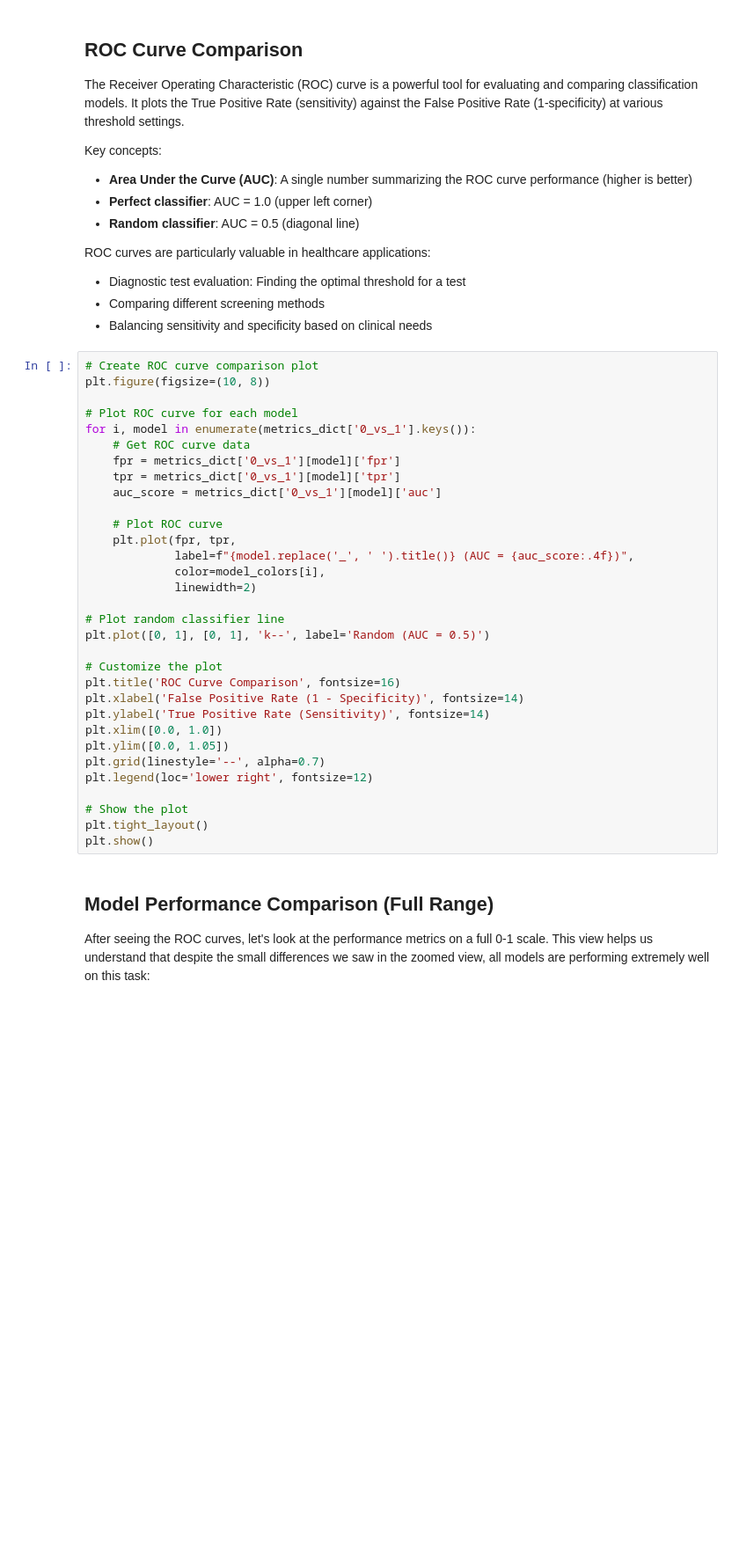
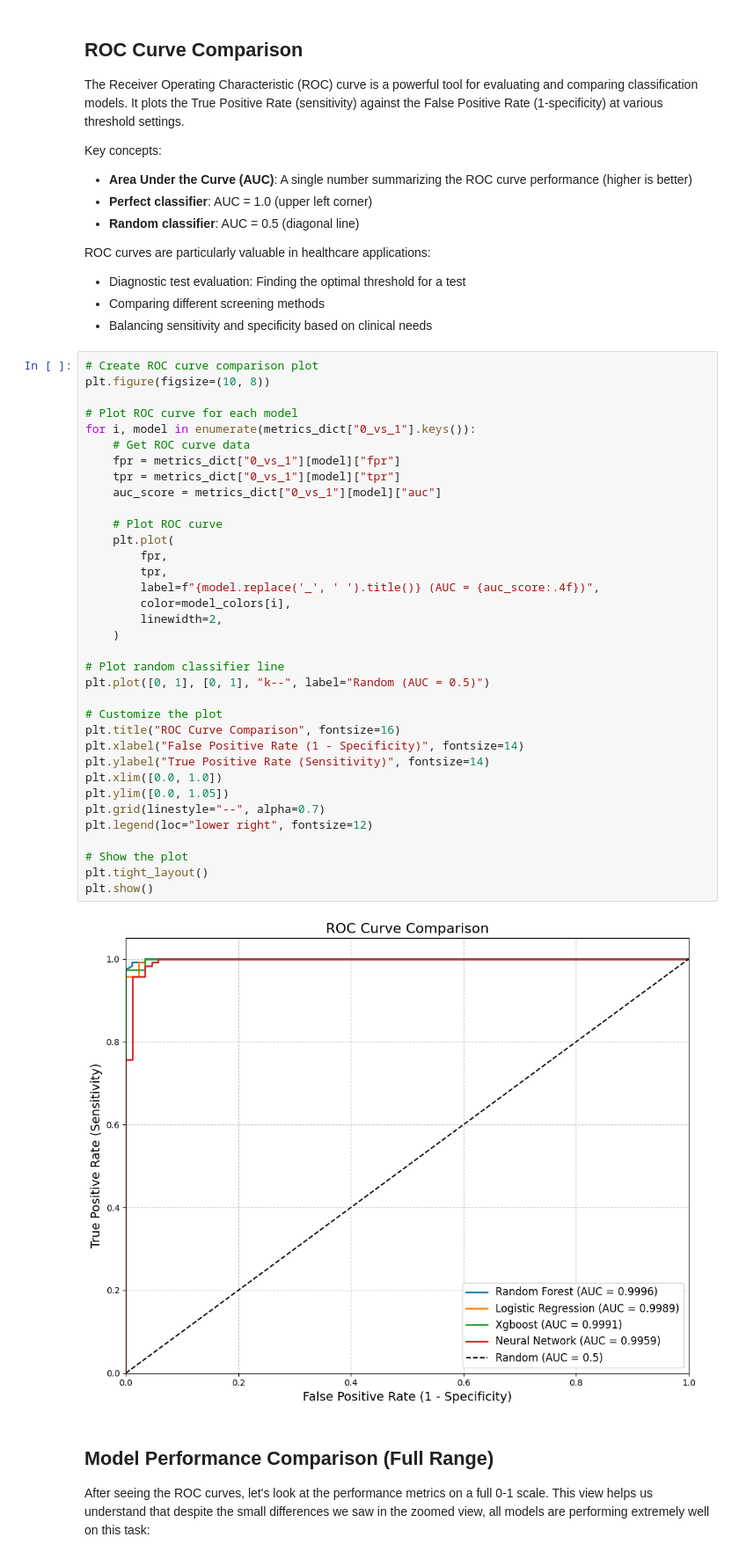
Before and after one commit to oscar-peng/datasci_223, a Jupyter notebook: lectures/06/demo/02-handwritten_digits.ipynb, the cells around one changed output. Shown at 88% size. Cells and saved outputs as stored; diff of their text form; blank space fills up the shorter version.

```diff
--- a/lectures/06/demo/02-handwritten_digits.ipynb
+++ b/lectures/06/demo/02-handwritten_digits.ipynb
@@ -763,35 +922,40 @@ ROC curves are particularly valuable in healthcare applications:
 # %%
 # Create ROC curve comparison plot
 plt.figure(figsize=(10, 8))
 
 # Plot ROC curve for each model
-for i, model in enumerate(metrics_dict['0_vs_1'].keys()):
+for i, model in enumerate(metrics_dict["0_vs_1"].keys()):
     # Get ROC curve data
-    fpr = metrics_dict['0_vs_1'][model]['fpr']
-    tpr = metrics_dict['0_vs_1'][model]['tpr']
-    auc_score = metrics_dict['0_vs_1'][model]['auc']
+    fpr = metrics_dict["0_vs_1"][model]["fpr"]
+    tpr = metrics_dict["0_vs_1"][model]["tpr"]
+    auc_score = metrics_dict["0_vs_1"][model]["auc"]
 
     # Plot ROC curve
-    plt.plot(fpr, tpr,
-             label=f"{model.replace('_', ' ').title()} (AUC = {auc_score:.4f})",
-             color=model_colors[i],
-             linewidth=2)
+    plt.plot(
+        fpr,
+        tpr,
+        label=f"{model.replace('_', ' ').title()} (AUC = {auc_score:.4f})",
+        color=model_colors[i],
+        linewidth=2,
+    )
 
 # Plot random classifier line
-plt.plot([0, 1], [0, 1], 'k--', label='Random (AUC = 0.5)')
+plt.plot([0, 1], [0, 1], "k--", label="Random (AUC = 0.5)")
 
 # Customize the plot
-plt.title('ROC Curve Comparison', fontsize=16)
-plt.xlabel('False Positive Rate (1 - Specificity)', fontsize=14)
-plt.ylabel('True Positive Rate (Sensitivity)', fontsize=14)
+plt.title("ROC Curve Comparison", fontsize=16)
+plt.xlabel("False Positive Rate (1 - Specificity)", fontsize=14)
+plt.ylabel("True Positive Rate (Sensitivity)", fontsize=14)
 plt.xlim([0.0, 1.0])
 plt.ylim([0.0, 1.05])
-plt.grid(linestyle='--', alpha=0.7)
-plt.legend(loc='lower right', fontsize=12)
+plt.grid(linestyle="--", alpha=0.7)
+plt.legend(loc="lower right", fontsize=12)
 
 # Show the plot
 plt.tight_layout()
 plt.show()
+# %% [output]
+[figure, added]
 # %% [markdown]
 ## Model Performance Comparison (Full Range)
 
```
Also changed, not shown: parts of 19 cells of this notebook, 2 other files.
